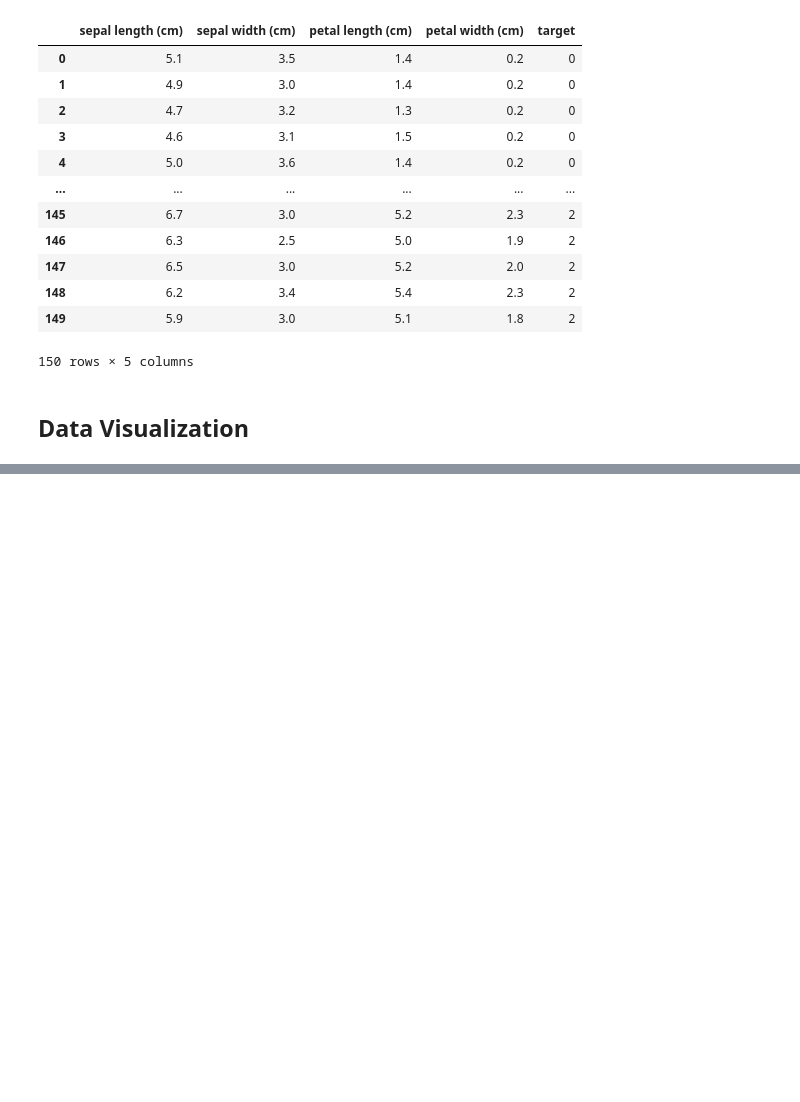
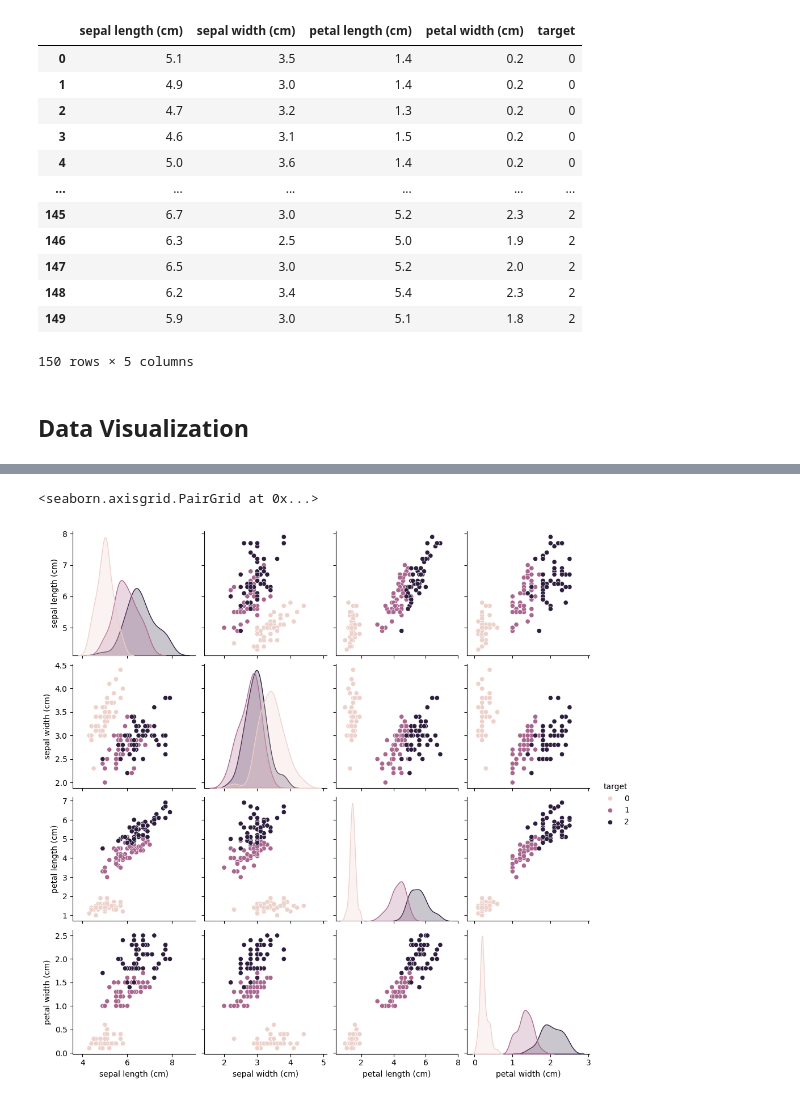
Before and after one commit to beniamine3155/Machine_Learning_AtoZ, a Jupyter notebook: 12_Decision_Tree/decision_tree.ipynb, the cells around one changed output, grey strips where cells are left out. Drawn from its saved outputs; the diff is of its cells as text; code cells hidden in the pictures; blank space fills up the shorter version.

Commit message:
data visualization

```diff
--- a/12_Decision_Tree/decision_tree.ipynb
+++ b/12_Decision_Tree/decision_tree.ipynb
@@ -65,3 +65,6 @@ iris.frame
 150 rows × 5 columns
 # %% [markdown]
 ## Data Visualization
+# %%
+df = iris.frame
+df.head()
@@ -67,0 +78,7 @@ iris.frame
+# %%
+plt.rcParams['figure.figsize'] = (8, 4)
+plt.rcParams['figure.dpi'] = 100
+sns.pairplot(df, hue='target')
+# %% [output]
+<seaborn.axisgrid.PairGrid at 0x...>
+[figure, added]
```
Also changed, not shown: parts of 3 cells of this notebook.
